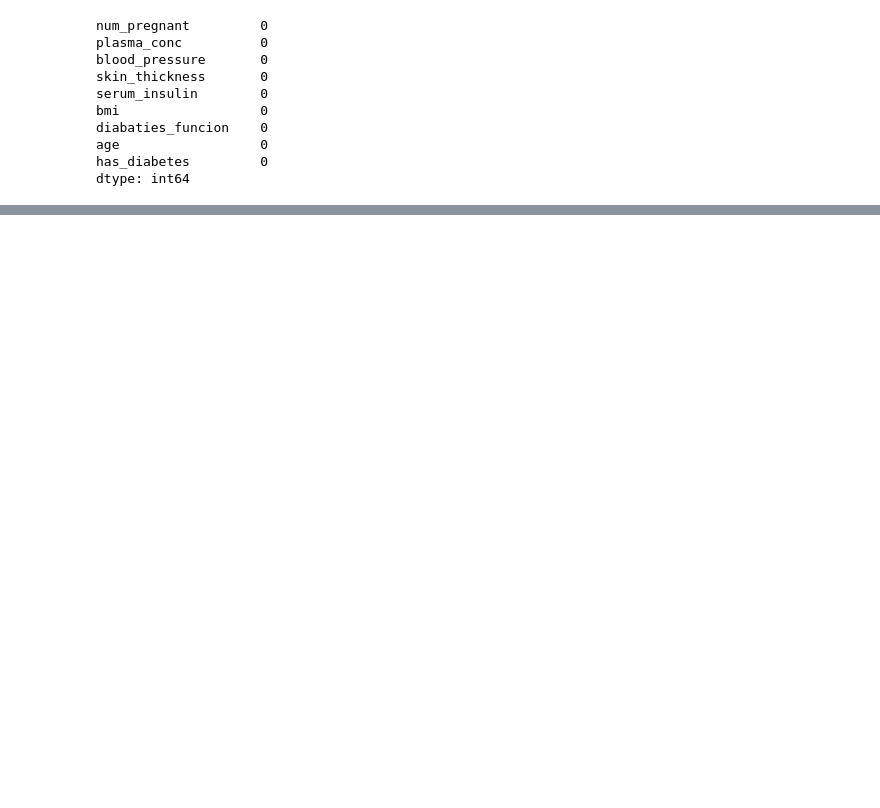
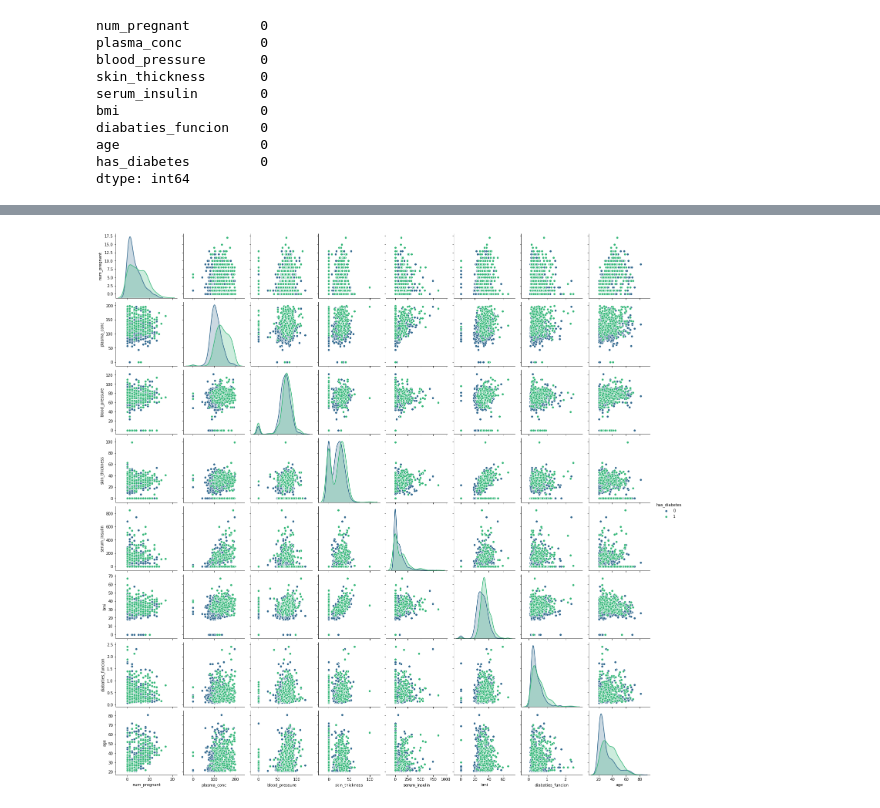
Before and after one commit to guptha23/machine_learning_assignment, a Jupyter notebook: Machine Learning Assignment.ipynb, the cells around one changed output, grey strips where cells are left out. Cells and saved outputs as stored; diff of their text form; code cells hidden in the pictures; blank space fills up the shorter version.

```diff
--- a/Machine Learning Assignment.ipynb
+++ b/Machine Learning Assignment.ipynb
@@ -78,0 +134,5 @@ dtype: int64
+# %%
+sns.pairplot(data,hue='has_diabetes',palette='viridis')
+plt.show()
+# %% [output]
+[figure, added]
```
Also changed, not shown: parts of 9 cells of this notebook.
